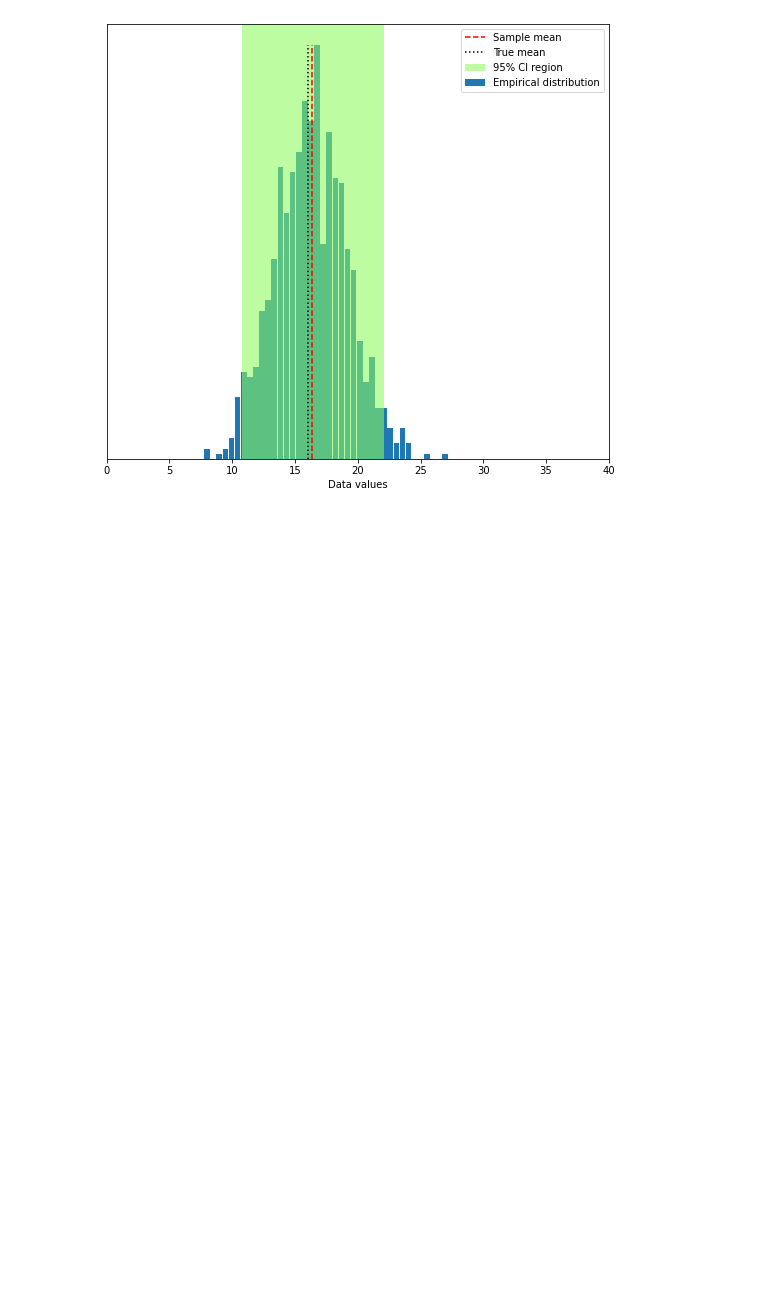
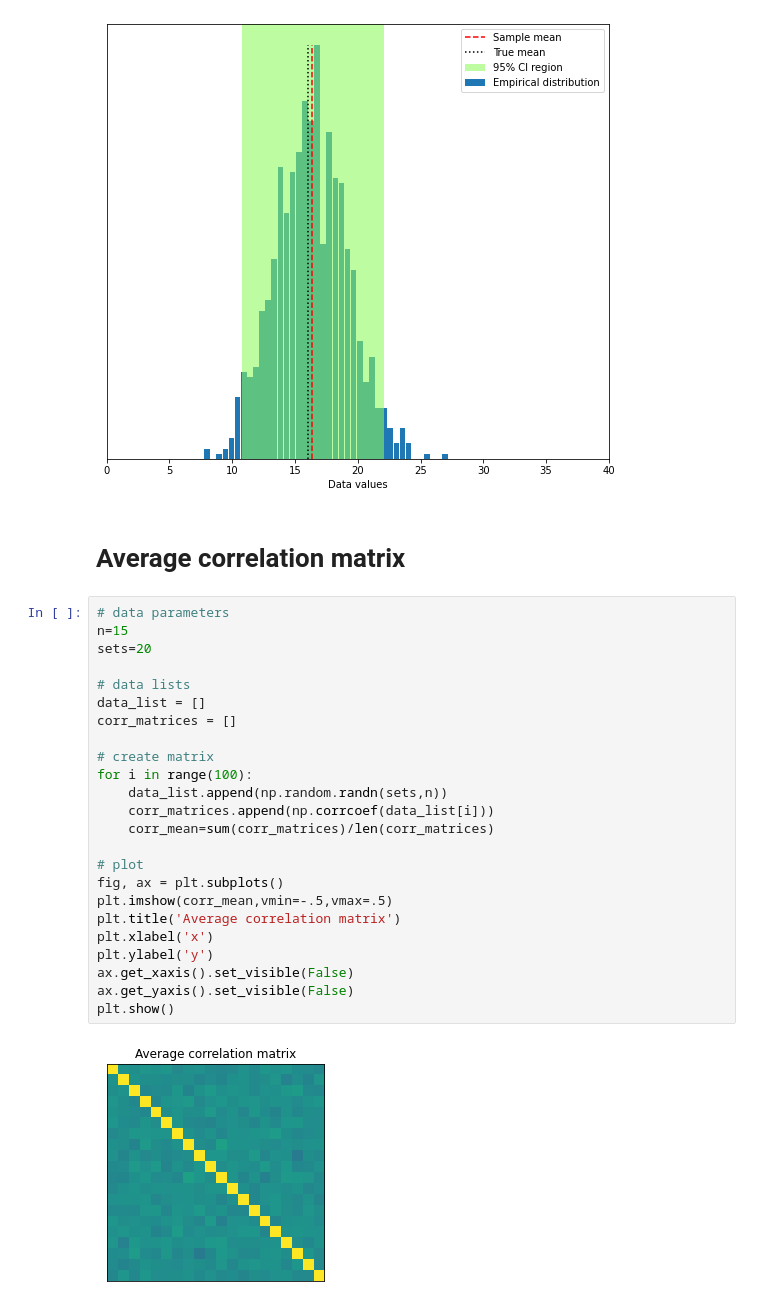
Before and after one commit to aurimas12/unsupervising-learning-task, a Jupyter notebook: notes.ipynb, the cells around one changed output. Drawn from its saved outputs; the diff is of its cells as text; blank space fills up the shorter version.

Commit message:
average correlation matrix

```diff
--- a/notes.ipynb
+++ b/notes.ipynb
@@ -592,3 +592,31 @@ plt.legend(loc=1)
 plt.show()
 # %% [output]
 [figure]
+# %% [markdown]
+# Average correlation matrix
+# %%
+# data parameters
+n=15
+sets=20
+
+# data lists
+data_list = []
+corr_matrices = []
+
+# create matrix
+for i in range(100):
+    data_list.append(np.random.randn(sets,n))
+    corr_matrices.append(np.corrcoef(data_list[i]))
+    corr_mean=sum(corr_matrices)/len(corr_matrices)
+
+# plot
+fig, ax = plt.subplots()
+plt.imshow(corr_mean,vmin=-.5,vmax=.5)
+plt.title('Average correlation matrix')
+plt.xlabel('x')
+plt.ylabel('y')
+ax.get_xaxis().set_visible(False)
+ax.get_yaxis().set_visible(False)
+plt.show()
+# %% [output]
+[figure, added]
```
